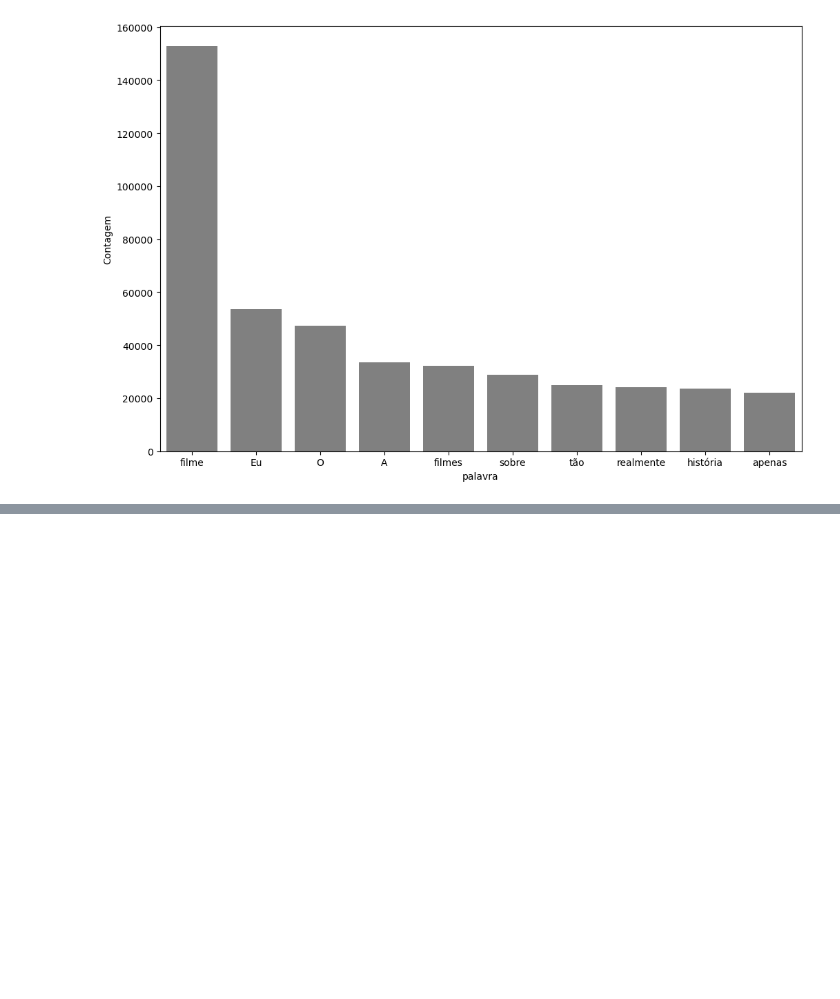
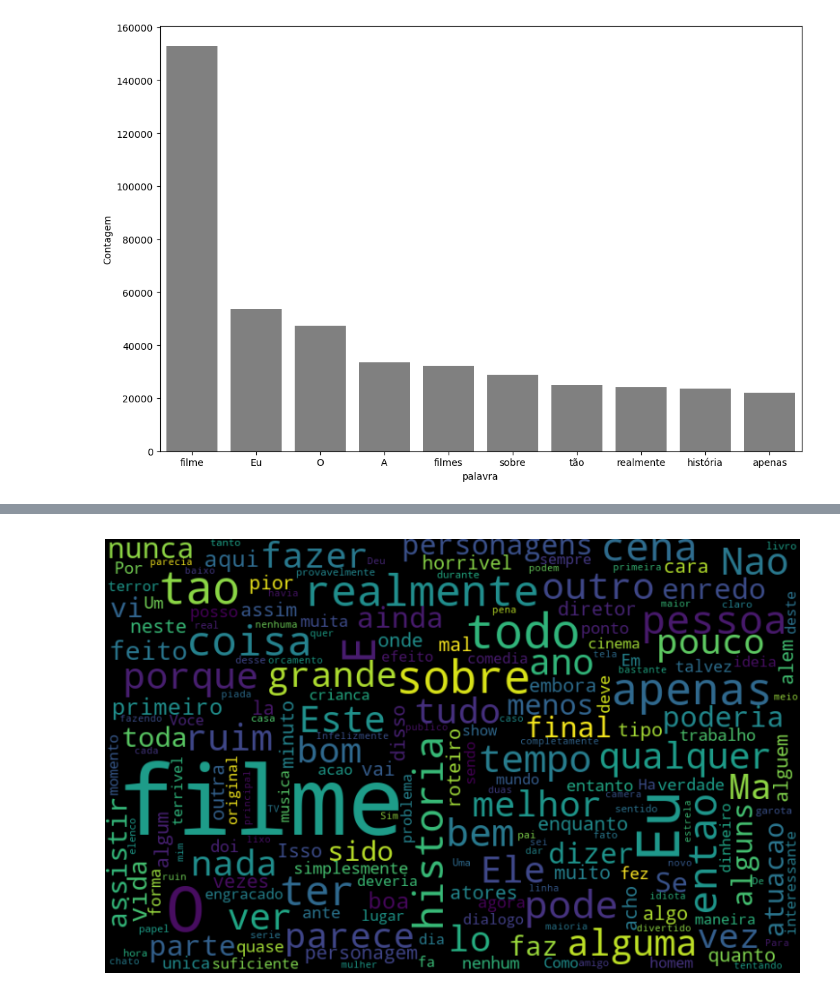
Before and after one commit to gssantaella/nlp-parte1, a Jupyter notebook: aula5/aula5.ipynb, the cells around one changed output, grey strips where cells are left out. Cells and saved outputs as stored; diff of their text form; code cells hidden in the pictures; blank space fills up the shorter version.

```diff
--- a/aula5/aula5.ipynb
+++ b/aula5/aula5.ipynb
@@ -363,0 +395,2 @@ pareto(resenha, 'tratamento_2', 10)
+# %%
+texto_negativo = resenha.loc[resenha.sentiment == 'neg']
@@ -363,0 +402,5 @@ pareto(resenha, 'tratamento_2', 10)
+# %%
+%matplotlib inline
+gera_nuvem_palavras(texto_negativo, 'tratamento_3')
+# %% [output]
+[figure, added]
```
Also changed, not shown: parts of 21 cells of this notebook.
